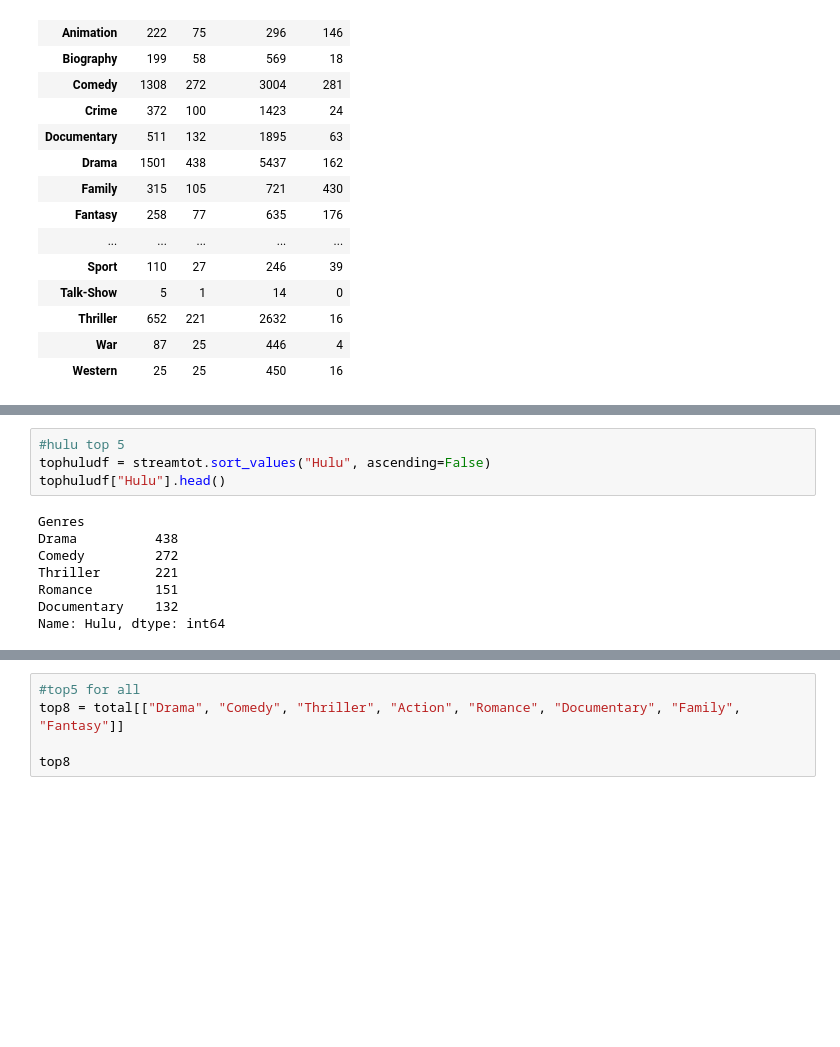
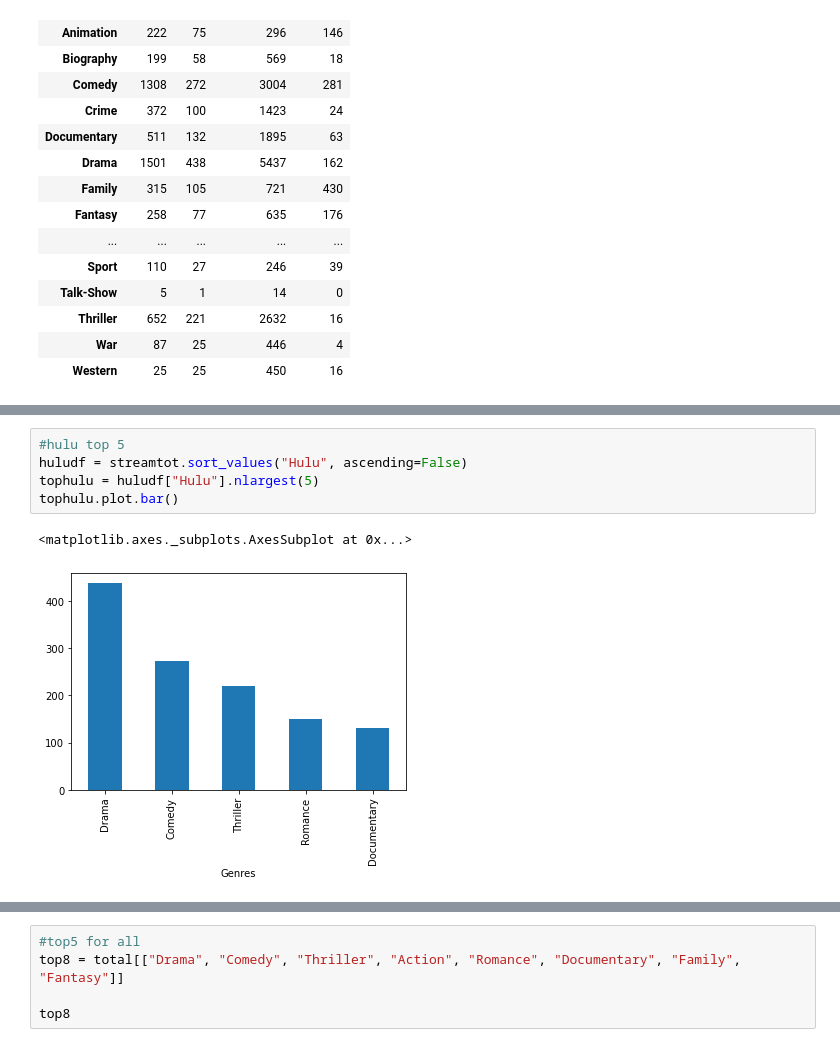
Before and after one commit to jtslater2/old_fashioned, a Jupyter notebook: Scripts/Genres Data.ipynb, the cells around one changed output, grey strips where cells are left out. Saved outputs shown, nothing was run; the diff lists cells and outputs as text; blank space fills up the shorter version.

```diff
--- a/Scripts/Genres Data.ipynb
+++ b/Scripts/Genres Data.ipynb
@@ -155,14 +176,10 @@ Name: Netflix, dtype: int64
 # %%
 #hulu top 5
-tophuludf = streamtot.sort_values("Hulu", ascending=False)
-tophuludf["Hulu"].head()
+huludf = streamtot.sort_values("Hulu", ascending=False)
+tophulu = huludf["Hulu"].nlargest(5)
+tophulu.plot.bar()
 # %% [output]
-Genres
-Drama          438
-Comedy         272
-Thriller       221
-Romance        151
-Documentary    132
-Name: Hulu, dtype: int64
+<matplotlib.axes._subplots.AxesSubplot at 0x...>
+[figure, added]
 # %%
 #prime top 5
```
Also changed, not shown: parts of 10 cells of this notebook.
